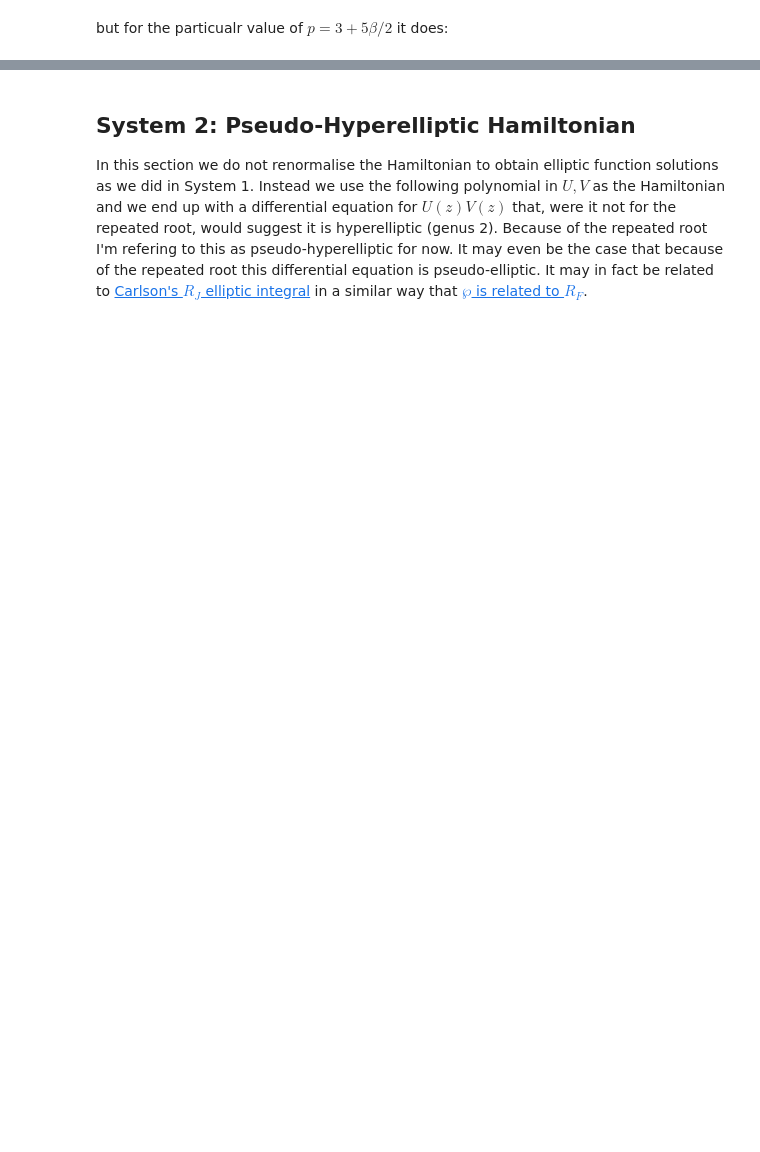
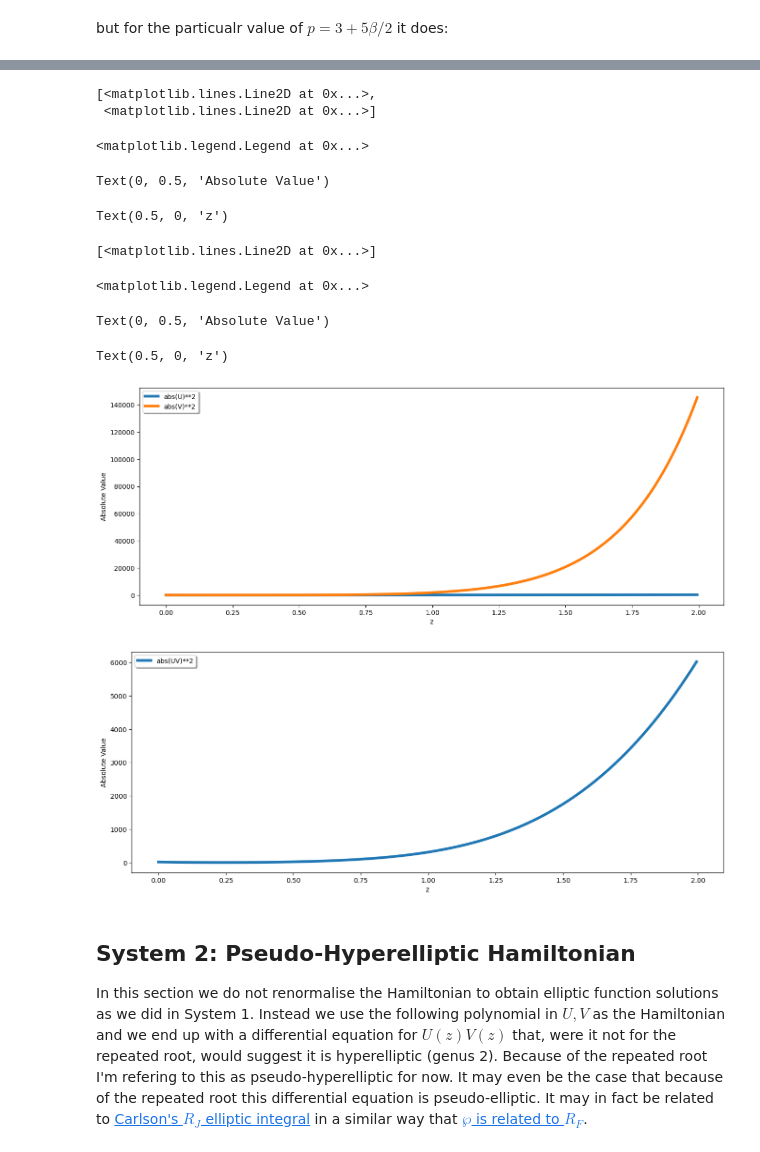
Before and after one commit to HeskethGD/Elliptic-Functions, a Jupyter notebook: Fifth order Dixon functions as Kronecker theta functions derived from the Frobenius-Stickelberger determinant.ipynb, the cells around one changed output, grey strips where cells are left out. Drawn from its saved outputs; the diff is of its cells as text; code cells hidden in the pictures; blank space fills up the shorter version.

```diff
--- a/Fifth order Dixon functions as Kronecker theta functions derived from the Frobenius-Stickelberger determinant.ipynb
+++ b/Fifth order Dixon functions as Kronecker theta functions derived from the Frobenius-Stickelberger determinant.ipynb
@@ -1830,3 +2205,27 @@ $\displaystyle \left(\frac{d}{d z} u{\left(z \right)} v{\left(z \right)}\right)^
+# %%
+fig = plt.figure(figsize=(16, 6))
+plt.plot(z_eval, square(absolute(kron_sol_mpmath.T)), linestyle="solid", linewidth=4)
+plt.legend(['abs(U)**2', 'abs(V)**2'], shadow=True)
+plt.ylabel('Absolute Value')
+plt.xlabel('z')
+
+fig = plt.figure(figsize=(16, 6))
+plt.plot(z_eval, absolute(kron_sol_mpmath[0]*kron_sol_mpmath[1]), linestyle="solid", linewidth=4)
+plt.legend(['abs(UV)**2'], shadow=True)
+plt.ylabel('Absolute Value')
+plt.xlabel('z')
+# %% [output]
+[<matplotlib.lines.Line2D at 0x...>,
+ <matplotlib.lines.Line2D at 0x...>]
+<matplotlib.legend.Legend at 0x...>
+Text(0, 0.5, 'Absolute Value')
+Text(0.5, 0, 'z')
+[<matplotlib.lines.Line2D at 0x...>]
+<matplotlib.legend.Legend at 0x...>
+Text(0, 0.5, 'Absolute Value')
+Text(0.5, 0, 'z')
+[figure, added]
+[figure, added]
 # %% [markdown]
 ## System 2: Pseudo-Hyperelliptic Hamiltonian
 
```
Also changed, not shown: parts of 75 cells of this notebook, 5 other files.
